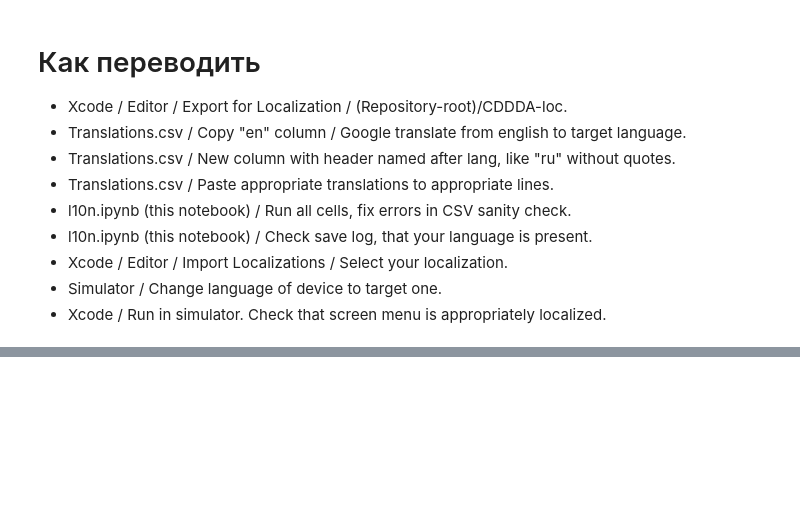
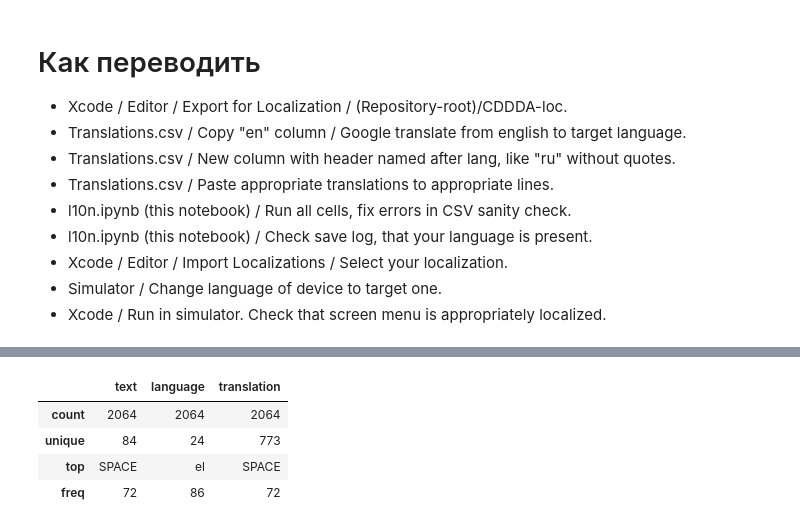
Before and after one commit to apollovy/Cataclysm-DDA-iOS, a Jupyter notebook: scripts/l10n.ipynb, the cells around one changed output, grey strips where cells are left out. Cells and saved outputs as stored; diff of their text form; code cells hidden in the pictures; blank space fills up the shorter version.

```diff
--- a/scripts/l10n.ipynb
+++ b/scripts/l10n.ipynb
@@ -127,0 +219,8 @@ CDDA
+# %%
+df.describe()
+# %% [output]
+|  | text | language | translation |
+| count | 2064 | 2064 | 2064 |
+| unique | 84 | 24 | 773 |
+| top | SPACE | el | SPACE |
+| freq | 72 | 86 | 72 |
```
Also changed, not shown: parts of 12 cells of this notebook, 4 other files.
